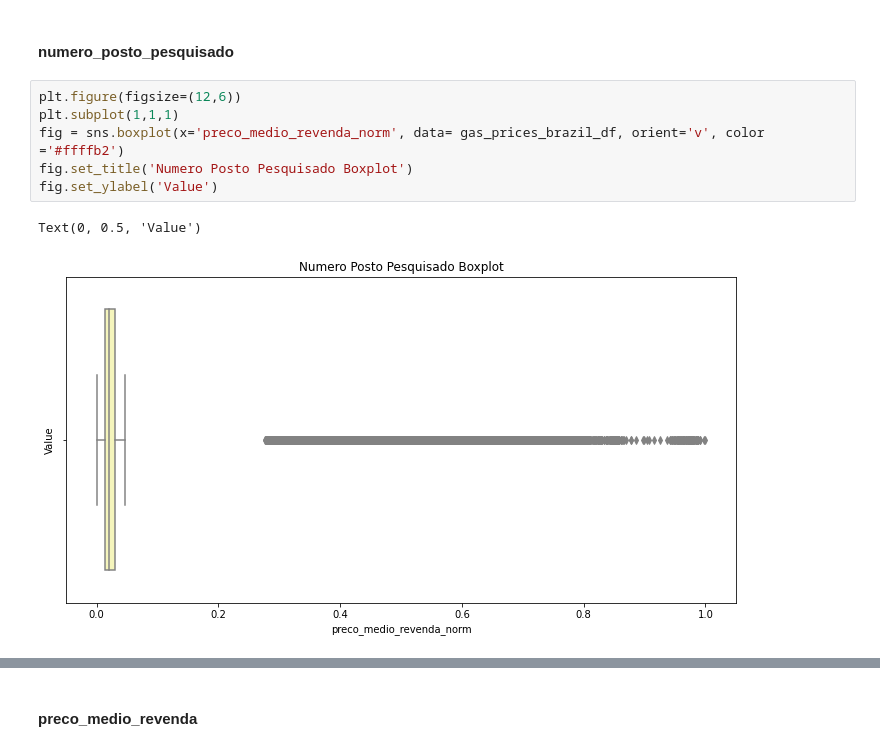
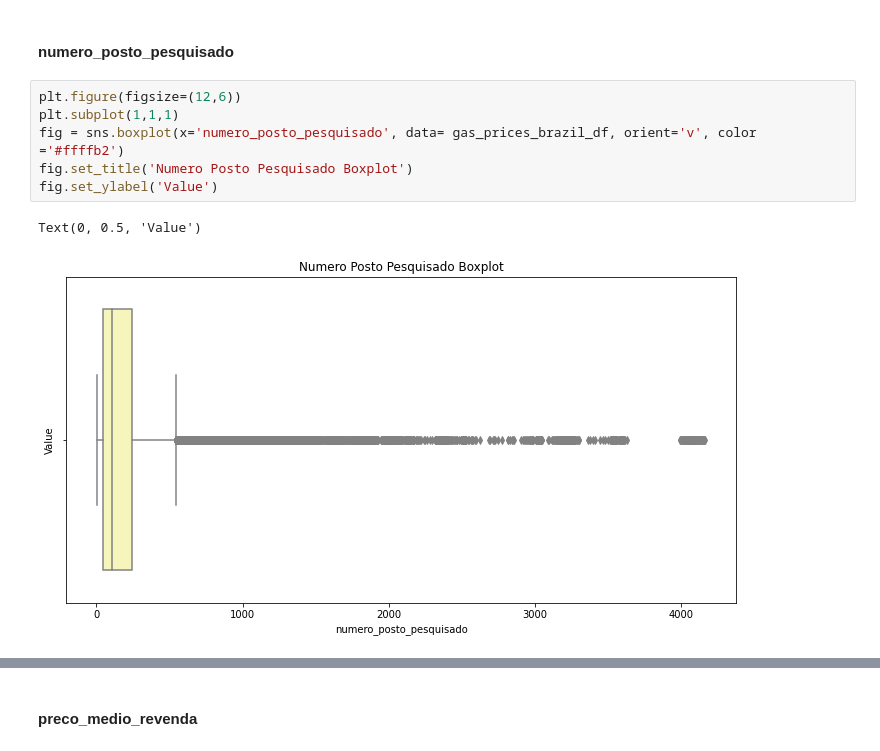
Before and after one commit to 02-data-analysis-cv-cin/gas-prices-brazil, a Jupyter notebook: notebook/gas_price_in_brazil.ipynb, the cells around one changed output, grey strips where cells are left out. Saved outputs shown, nothing was run; the diff lists cells and outputs as text.

Commit message:
Add data visualization

```diff
--- a/notebook/gas_price_in_brazil.ipynb
+++ b/notebook/gas_price_in_brazil.ipynb
@@ -2365,9 +2370,9 @@ Index(['Unnamed: 0', 'regiao', 'estado', 'produto', 'numero_posto_pesquisado',
 # %%
 plt.figure(figsize=(12,6))
 plt.subplot(1,1,1)
-fig = sns.boxplot(x='preco_medio_revenda_norm', data= gas_prices_brazil_df, orient='v', color ='#ffffb2')
+fig = sns.boxplot(x='numero_posto_pesquisado', data= gas_prices_brazil_df, orient='v', color ='#ffffb2')
 fig.set_title('Numero Posto Pesquisado Boxplot')
 fig.set_ylabel('Value')
 # %% [output]
 Text(0, 0.5, 'Value')
-[figure, old version]
+[figure, new version]
```
Also changed, not shown: parts of 38 cells of this notebook, 2 other files.
